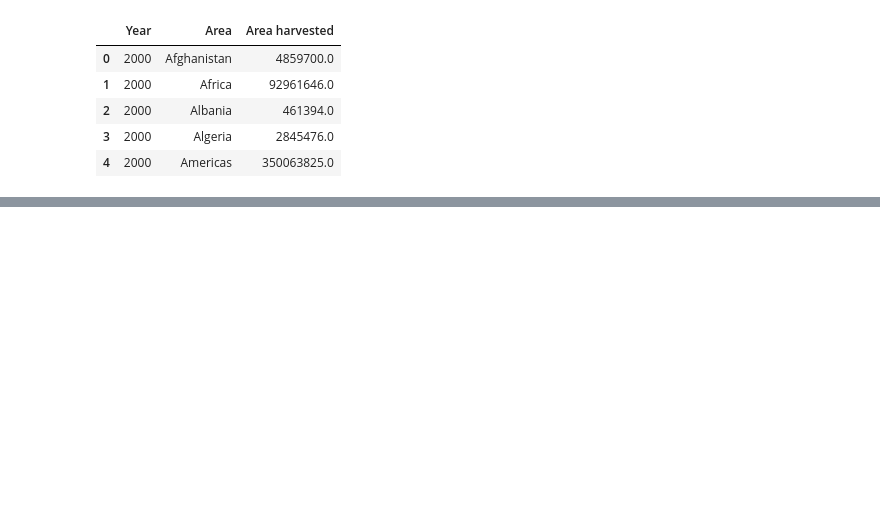
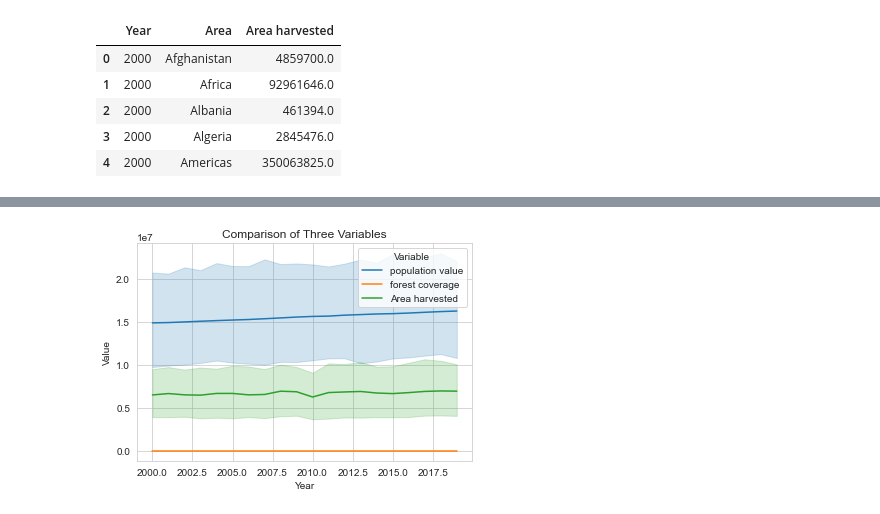
Before and after one commit to BoSuto/Specialist-Certificate-in-Data-Analytics-Essential-Jan-2023, a Jupyter notebook: Project_May_2023.ipynb, the cells around one changed output, grey strips where cells are left out. Drawn from its saved outputs; the diff is of its cells as text; code cells hidden in the pictures; blank space fills up the shorter version.

Commit message:
plt line plot

```diff
--- a/Project_May_2023.ipynb
+++ b/Project_May_2023.ipynb
@@ -455,0 +456,4 @@ final_df_filtered.to_csv("final_df_filtered.csv")
+# %%
+final_df_filtered['continent'] = final_df_filtered['country_name'].map(country_name_to_continent)
+
+final_df_filtered.head()
@@ -455,0 +474,26 @@ final_df_filtered.to_csv("final_df_filtered.csv")
+# %%
+# Specify the columns to include in the line plot
+columns_to_plot = ['population value', 'forest coverage', 'Area harvested']
+
+# Filter the DataFrame to include only the specified columns
+df_filtered = final_df_filtered[['Year'] + columns_to_plot]
+
+# Melt the DataFrame to transform it into a long format
+df_long = df_filtered.melt('Year', var_name='Variable', value_name='Value')
+
+# Convert 'Value' column to numeric data type
+df_long['Value'] = pd.to_numeric(df_long['Value'], errors='coerce')
+
+# Create a line plot using seaborn
+sns.set_style('whitegrid')
+sns.lineplot(data=df_long, x='Year', y='Value', hue='Variable')
+
+# Set the plot title and labels
+plt.title('Comparison of Three Variables')
+plt.xlabel('Year')
+plt.ylabel('Value')
+
+# Show the plot
+plt.show()
+# %% [output]
+[figure, added]
```
Also changed, not shown: parts of 30 cells of this notebook.
